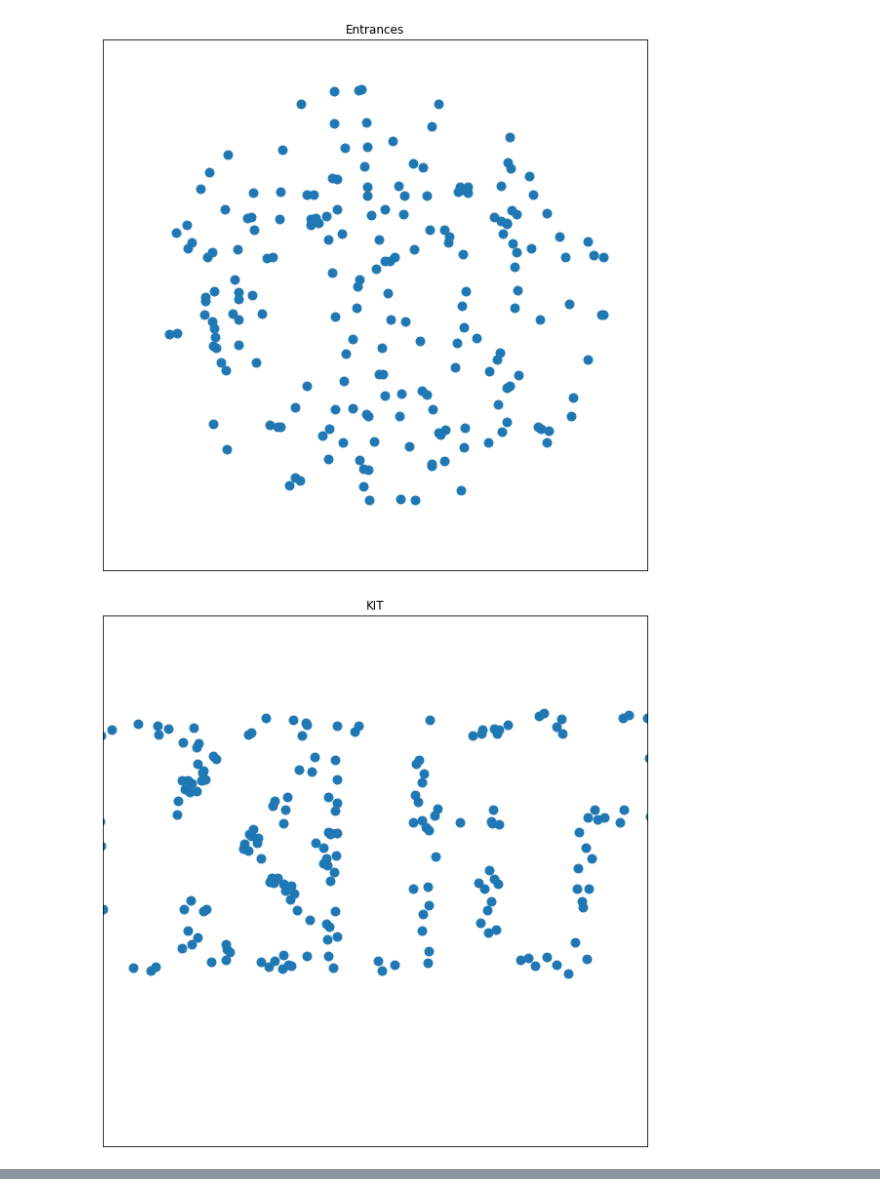
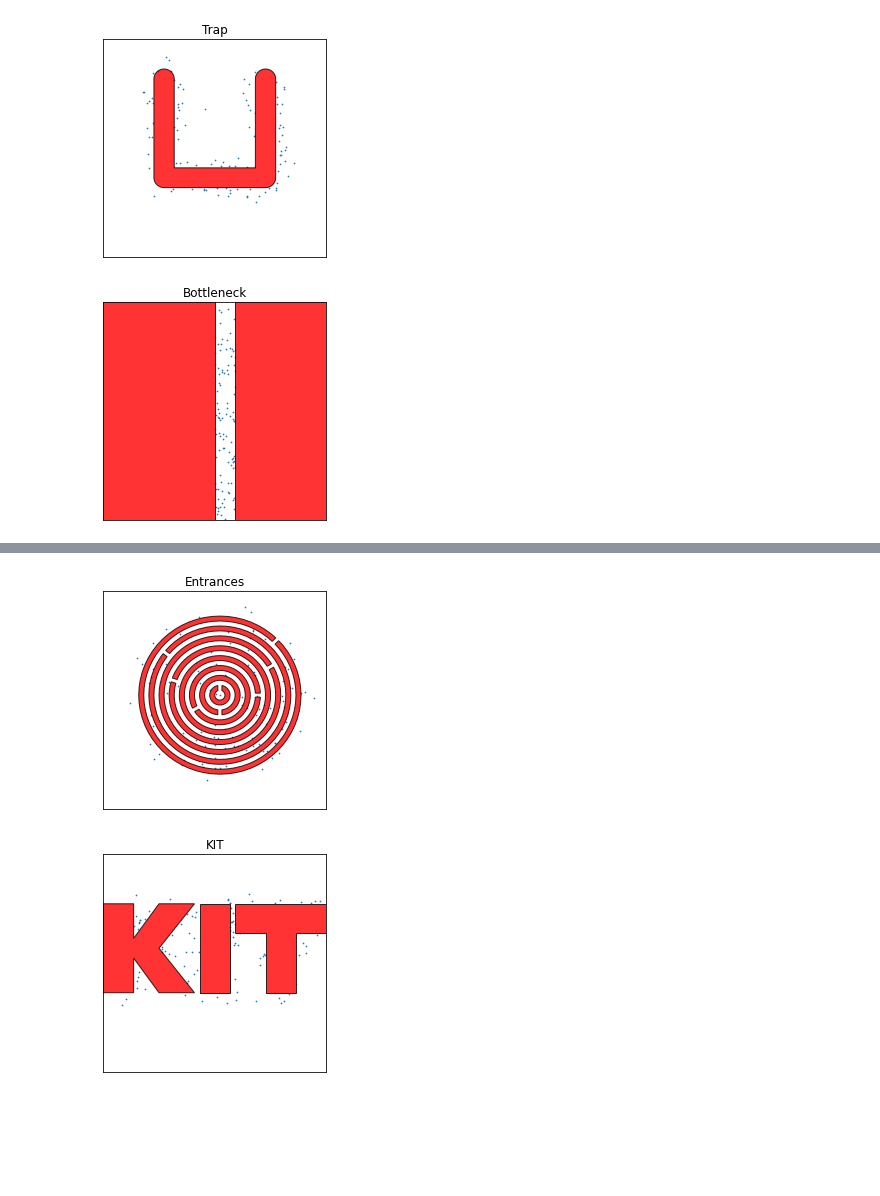
Before and after one commit to Keypos/Roboterprogrammierung_Projektarbeit, a Jupyter notebook: Aufgabe1_Gaus.ipynb, the cells around one changed output, grey strips where cells are left out. Cells and saved outputs as stored; diff of their text form; code cells hidden in the pictures; blank space fills up the shorter version.

```diff
--- a/Aufgabe1_Gaus.ipynb
+++ b/Aufgabe1_Gaus.ipynb
@@ -80,16 +80,20 @@ def normal_Gaus_Sampling(collChecker):
     #Get a random position within the limits
     pos = [random.uniform(limit[0],limit[1]) for limit in limits]
     #get a distance for the second Point over a gaussian distribution
-    d=np.random.normal(1,0.1)
+    d=np.random.normal(1,0.5)
     pos_x=pos[0]
     pos_y=pos[1]
     #get a random angle between 0 and 360
+
     alpha=random.uniform(0,360)*(math.pi/180)
     #calculate the new Point with the random angle and the selected distance d
     pos2_x=d*math.cos(alpha)+pos_x
     pos2_y=d*math.sin(alpha)+pos_y
     #store the Point
     pos2=[pos2_x,pos2_y]
+
+
+
     #check if the first Point is in collision and the secon ist collision free
     if not collChecker.pointInCollision(pos2) and collChecker.pointInCollision(pos):
         return pos2
@@ -149,8 +156,8 @@ def learnRoadmapNearestNeighbour(graph, dim, radius, numNodes, collisionChecker)
             num_loops += 1
             pos = normal_Gaus_Sampling(collisionChecker)
 
-            if num_loops > 200:
-                break
+            """if num_loops > 200:
+                break"""
         if pos is not False:
             # Find set of candidates to connect to sorted by distance
             result = nearestNeighboursX(pos, graph, radius)
@@ -200,7 +207,7 @@ def basicPRMVisualize(graph, collChecker, solution, nodeSize=300.0, ax=None):
 
 
     #Auskommentiert für Aufgabenstellung 1
-    #collChecker.drawObstacles(ax)
+    collChecker.drawObstacles(ax)
 
 
     # draw nodes based on solution path
@@ -252,15 +259,19 @@ Japan
 Haystack
 HairPerson
 # %%
-temp_list=IPTestSuite.benchList[5:10]
+temp_list=IPTestSuite.benchList[0:10]
 
+coll_list = []
 for benchmark in temp_list:
+    if benchmark.name == "Japan":
+        continue
     try:
         print ("Planning: ", benchmark.name)
+        print("Limits", benchmark.collisionChecker.getEnvironmentLimits())
         collChecker = benchmark.collisionChecker
         G = nx.Graph()
         radius = 3.0
-        numNodes = 200
+        numNodes = 100
 
         IPPerfMonitor.clearData()
         learnRoadmapNearestNeighbour(G, dim, radius, numNodes, collChecker)
@@ -268,7 +279,7 @@ for benchmark in temp_list:
         Function_infos = IPPerfMonitor.dataFrame()
         counts_for_collision = len(Function_infos[Function_infos["name"]=="pointInCollision"])
         print("pointInCollision- Aufrufe", counts_for_collision)
-
+        coll_list.append(counts_for_collision)
 
         solution = findPath(G,benchmark.startList[0],benchmark.goalList[0], collChecker)
         print(solution, len(solution))
@@ -278,11 +289,11 @@ for benchmark in temp_list:
         solution = []
         print ("Failed", e)
     # draw the planning
-    fig = plt.figure(figsize=(10,10))
+    fig = plt.figure(figsize=(4,4))
     ax = fig.add_subplot(1,1,1)
     limits=collChecker.getEnvironmentLimits()
     ax.set_xlim(limits[0])
     ax.set_ylim(limits[1])
     ax.set_title(benchmark.name)
-    basicPRMVisualize(G,collChecker,solution,nodeSize=80,ax=ax)
+    basicPRMVisualize(G,collChecker,solution,nodeSize=1,ax=ax)
 # %% [output]
@@ -304,2 +317,2 @@ Failed No path between start and goal.
-[figure, old version]
+[figure, new version]
-[figure, old version]
+[figure, new version]
@@ -308,0 +322,2 @@ Failed No path between start and goal.
+[figure, added]
+[figure, added]
```
Also changed, not shown: parts of 3 cells of this notebook, 2 other files.
